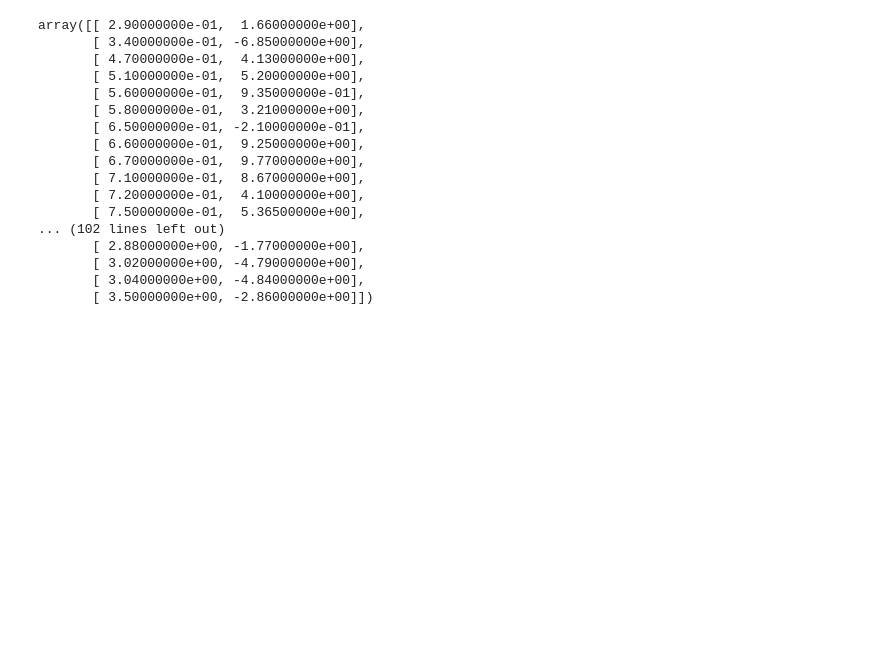
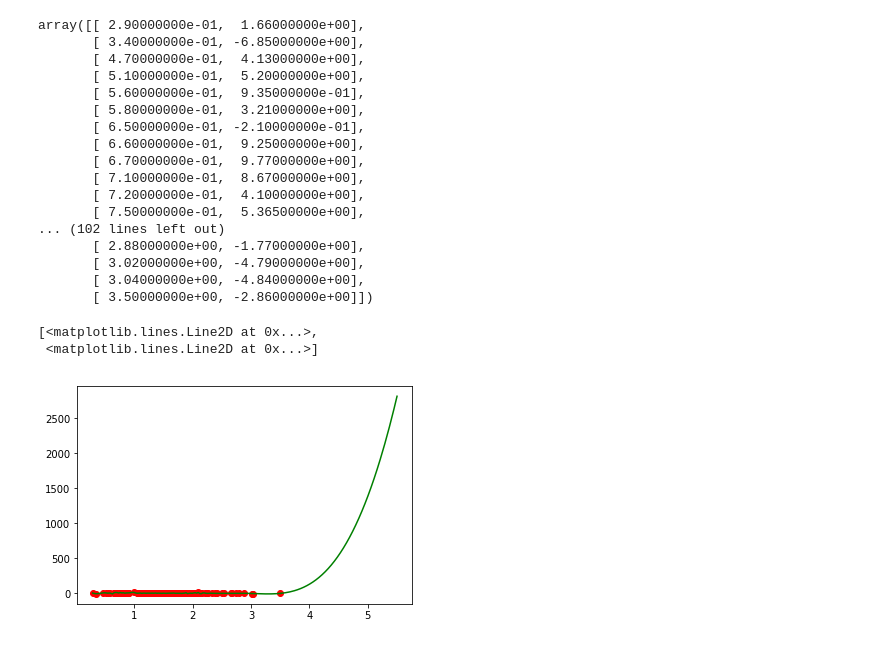
Before and after one commit to raunakbh92/stats205_fall2019, a Jupyter notebook: hw/hw2_spline.ipynb, the cells around one changed output. Drawn from its saved outputs; the diff is of its cells as text; code cells hidden in the pictures; blank space fills up the shorter version.

Commit message:
WIP: spline for glass dataset

```diff
--- a/hw/hw2_spline.ipynb
+++ b/hw/hw2_spline.ipynb
@@ -101,0 +100,7 @@ plt.plot()
+# %%
+x_test = np.linspace(0.29, 5.50, 200)
+plt.plot(data_sorted_dups_removed[:,0],data_sorted_dups_removed[:,1],'ro', x_test, glass_spline(x_test), 'g')
+# %% [output]
+[<matplotlib.lines.Line2D at 0x...>,
+ <matplotlib.lines.Line2D at 0x...>]
+[figure, added]
```
Also changed, not shown: parts of 1 cell of this notebook.
